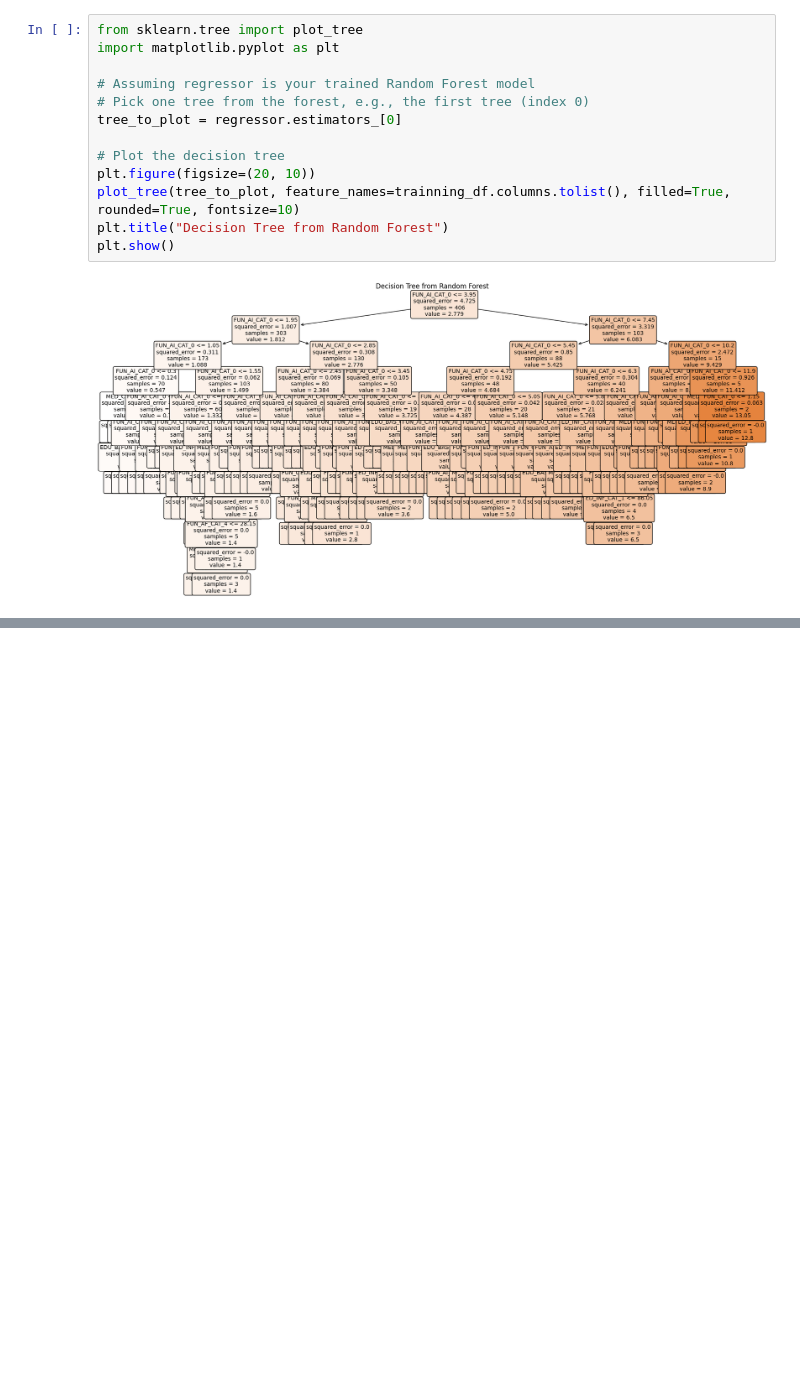
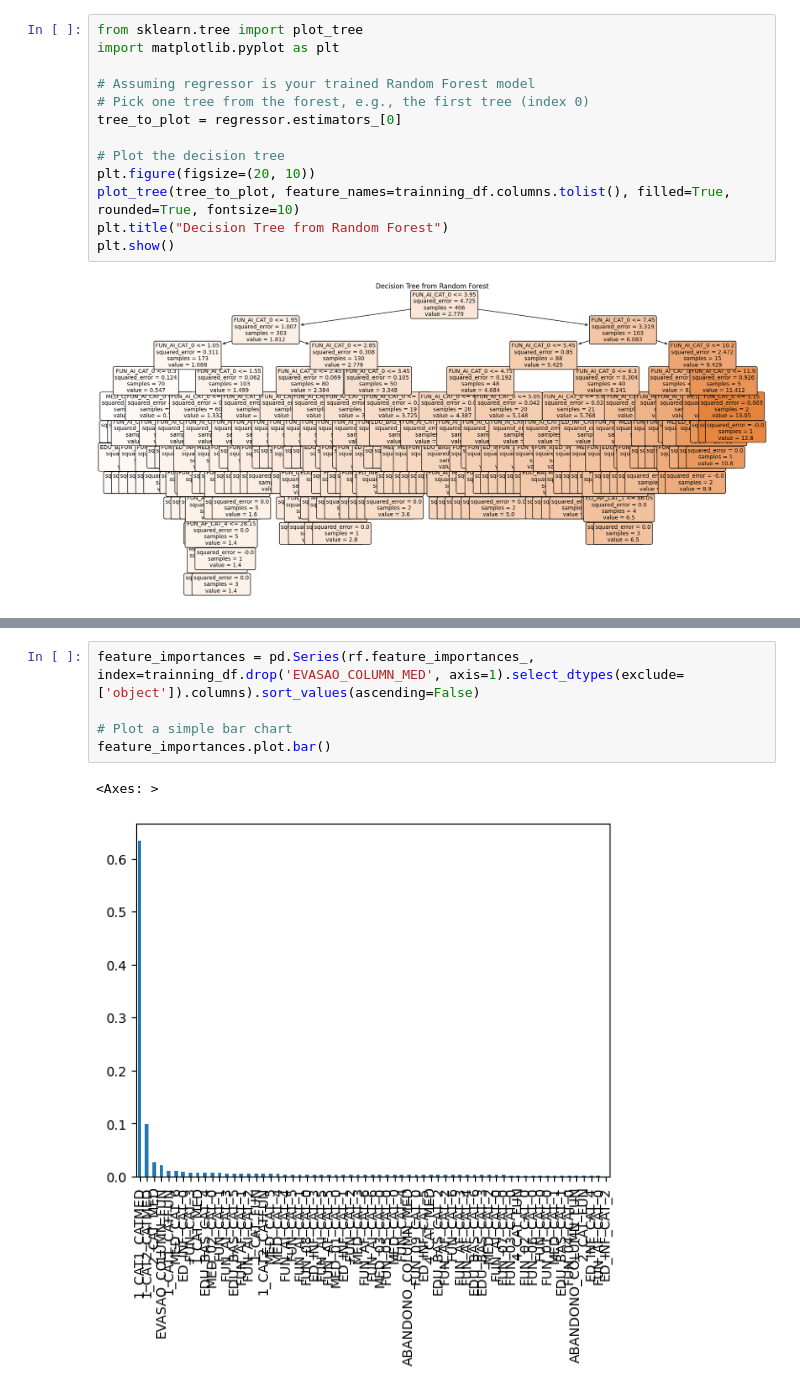
Before and after one commit to gabriel-a-b-gomes/MC906, a Jupyter notebook: legacy/build_counties_pib_data.ipynb, the cells around one changed output, grey strips where cells are left out. Saved outputs shown, nothing was run; the diff lists cells and outputs as text; blank space fills up the shorter version.

```diff
--- a/legacy/build_counties_pib_data.ipynb
+++ b/legacy/build_counties_pib_data.ipynb
@@ -249,0 +329,8 @@ plt.show()
+# %%
+feature_importances = pd.Series(rf.feature_importances_, index=trainning_df.drop('EVASAO_COLUMN_MED', axis=1).select_dtypes(exclude=['object']).columns).sort_values(ascending=False)
+
+# Plot a simple bar chart
+feature_importances.plot.bar()
+# %% [output]
+<Axes: >
+[figure, added]
```
Also changed, not shown: parts of 21 cells of this notebook, 3 other files.
